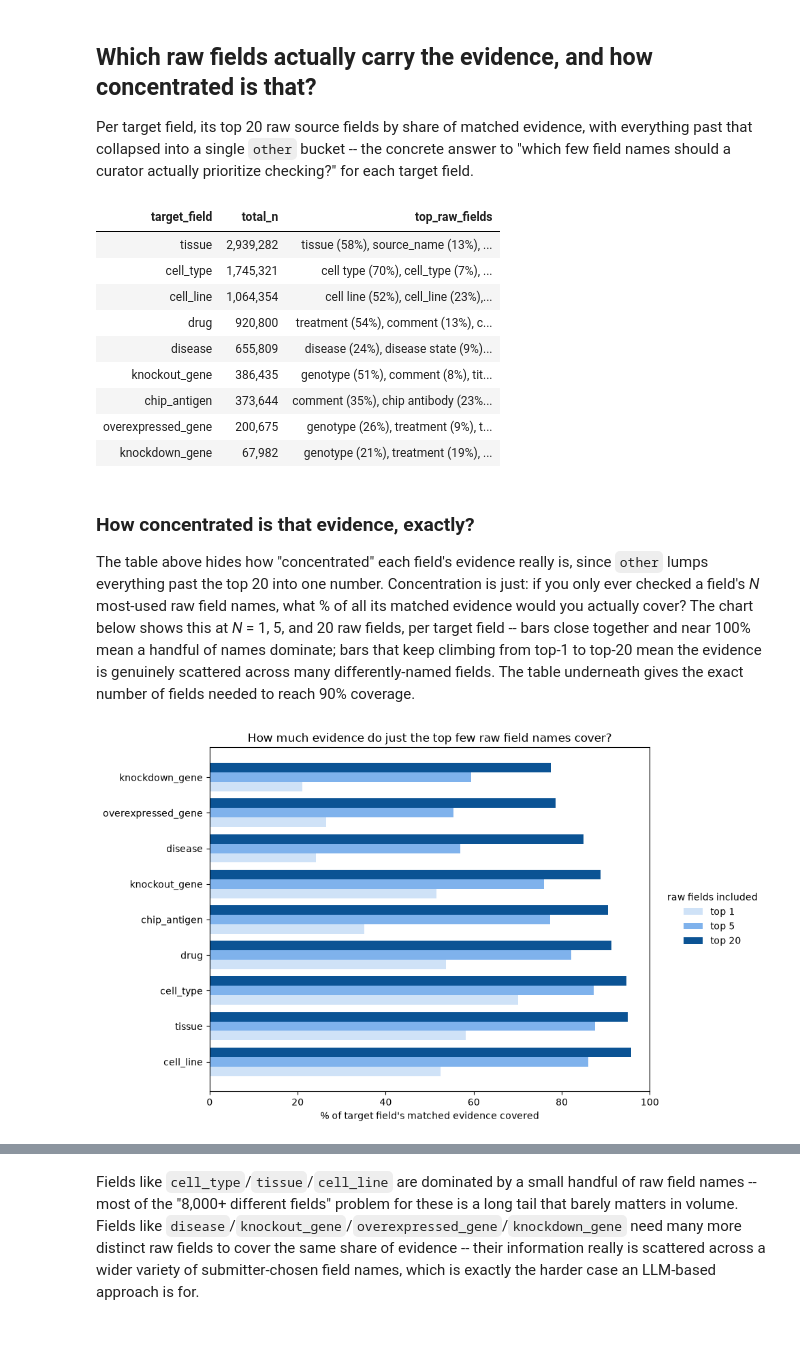
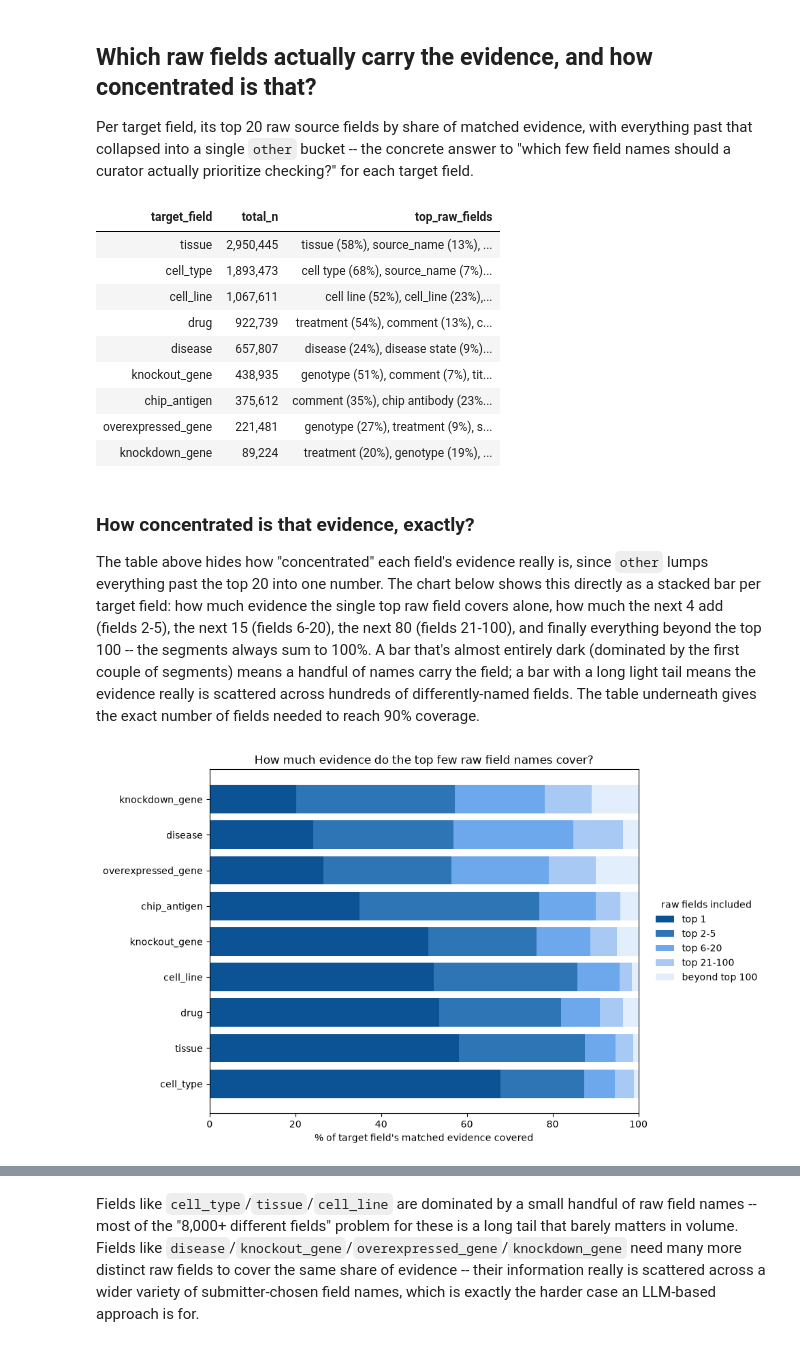
Before and after one commit to nuriafari/BH26_BioSample_bsllmner_mk2_value_provenance, a Jupyter notebook: notebooks/biosample_trace_back_analysis.ipynb, the cells around one changed output, grey strips where cells are left out. Saved outputs shown, nothing was run; the diff lists cells and outputs as text; code cells hidden in the pictures.

```diff
--- a/notebooks/biosample_trace_back_analysis.ipynb
+++ b/notebooks/biosample_trace_back_analysis.ipynb
@@ -65,7 +64,7 @@ Its own `raw_field`/`curated_fields` names are backwards from what they sound li
 `explode_raw_fields` drops `strategy == "not found"` rows (nothing to attribute a source field to) and turns the list-valued `raw_field` column into one row per (extracted value, evidence field) pair -- a value matched in two different raw fields counts as evidence for both.
 # %%
 # LOAD AND JOIN: trace-back rows, per-accession metadata, exploded to one row per evidence field
-trace_back = rename_for_analysis(pd.read_parquet(TRACE_BACK_FULL_PARQUET))
+trace_back = pd.read_parquet(TRACE_BACK_FULL_PARQUET)
 
 metadata = pd.read_parquet(BIOSAMPLE_METADATA_PARQUET).drop_duplicates("accession")
 metadata["year_submission"] = pd.to_datetime(metadata["submission_date"], format="mixed", utc=True, errors="coerce").dt.year
@@ -255,54 +254,63 @@ top_fields = top_raw_fields_per_target(exploded)
 display_with_nested_tables(top_fields.assign(total_n=top_fields["total_n"].map("{:,}".format)))
 # %% [output]
 | target_field | total_n | top_raw_fields |
-| tissue | 2,939,282 | tissue (58%), source_name (13%), ... |
-| cell_type | 1,745,321 | cell type (70%), cell_type (7%), ... |
-| cell_line | 1,064,354 | cell line (52%), cell_line (23%),... |
-| drug | 920,800 | treatment (54%), comment (13%), c... |
-| disease | 655,809 | disease (24%), disease state (9%)... |
-| knockout_gene | 386,435 | genotype (51%), comment (8%), tit... |
-| chip_antigen | 373,644 | comment (35%), chip antibody (23%... |
-| overexpressed_gene | 200,675 | genotype (26%), treatment (9%), t... |
-| knockdown_gene | 67,982 | genotype (21%), treatment (19%), ... |
+| tissue | 2,950,445 | tissue (58%), source_name (13%), ... |
+| cell_type | 1,893,473 | cell type (68%), source_name (7%)... |
+| cell_line | 1,067,611 | cell line (52%), cell_line (23%),... |
+| drug | 922,739 | treatment (54%), comment (13%), c... |
+| disease | 657,807 | disease (24%), disease state (9%)... |
+| knockout_gene | 438,935 | genotype (51%), comment (7%), tit... |
+| chip_antigen | 375,612 | comment (35%), chip antibody (23%... |
+| overexpressed_gene | 221,481 | genotype (27%), treatment (9%), s... |
+| knockdown_gene | 89,224 | treatment (20%), genotype (19%), ... |
 # %% [markdown]
 ### How concentrated is that evidence, exactly?
 
-The table above hides how "concentrated" each field's evidence really is, since `other` lumps everything past the top 20 into one number. Concentration is just: if you only ever checked a field's *N* most-used raw field names, what % of all its matched evidence would you actually cover? The chart below shows this at *N* = 1, 5, and 20 raw fields, per target field -- bars close together and near 100% mean a handful of names dominate; bars that keep climbing from top-1 to top-20 mean the evidence is genuinely scattered across many differently-named fields. The table underneath gives the exact number of fields needed to reach 90% coverage.
+The table above hides how "concentrated" each field's evidence really is, since `other` lumps everything past the top 20 into one number. The chart below shows this directly as a stacked bar per target field: how much evidence the single top raw field covers alone, how much the next 4 add (fields 2-5), the next 15 (fields 6-20), the next 80 (fields 21-100), and finally everything beyond the top 100 -- the segments always sum to 100%. A bar that's almost entirely dark (dominated by the first couple of segments) means a handful of names carry the field; a bar with a long light tail means the evidence really is scattered across hundreds of differently-named fields. The table underneath gives the exact number of fields needed to reach 90% coverage.
 # %%
-# % OF EVIDENCE COVERED BY THE TOP 1 / 5 / 20 RAW FIELDS, PER TARGET FIELD
+# % OF EVIDENCE COVERED BY THE TOP 1 / 5 / 20 / 100 RAW FIELDS, PER TARGET FIELD (STACKED, INCREMENTAL)
 def plot_concentration_at_thresholds(
-    exploded: pd.DataFrame, thresholds: tuple[int, ...] = (1, 5, 20), figsize: tuple[float, float] = (10, 6)
+    exploded: pd.DataFrame, thresholds: tuple[int, ...] = (1, 5, 20, 100), figsize: tuple[float, float] = (10, 6)
 ) -> None:
     rows = []
     for target_field in TARGET_FIELDS:
         counts = exploded.loc[exploded["target_field"] == target_field, "raw_field"].value_counts()
         curve = concentration_curve(counts)
-        for t in thresholds:
-            capped = min(t, len(curve))
-            rows.append({"target_field": target_field, "top_n": t, "pct_covered": curve.loc[curve["n_fields"] == capped, "pct_covered"].iloc[0]})
-    table = pd.DataFrame(rows).pivot(index="target_field", columns="top_n", values="pct_covered")
-    table = table.loc[table[thresholds[-1]].sort_values(ascending=False).index]
+        cum = {t: curve.loc[curve["n_fields"] == min(t, len(curve)), "pct_covered"].iloc[0] for t in thresholds}
+        rows.append({"target_field": target_field, **cum})
+    table = pd.DataFrame(rows).set_index("target_field").sort_values(thresholds[0], ascending=False)
 
-    colors = ["#cfe2f7", "#7fb2ec", "#0b5394"]
-    bar_height = 0.8 / len(thresholds)
+    # cumulative coverage per threshold -> incremental segments, so the stacked bar sums to 100%
+    segment_labels = [f"top {thresholds[0]}"]
+    segment_labels += [f"top {thresholds[i - 1] + 1}-{thresholds[i]}" for i in range(1, len(thresholds))]
+    segment_labels += [f"beyond top {thresholds[-1]}"]
+
+    segments = pd.DataFrame(index=table.index)
+    segments[segment_labels[0]] = table[thresholds[0]]
+    for i in range(1, len(thresholds)):
+        segments[segment_labels[i]] = table[thresholds[i]] - table[thresholds[i - 1]]
+    segments[segment_labels[-1]] = 100 - table[thresholds[-1]]
+
+    colors = ["#0b5394", "#2e75b6", "#6da7ec", "#a8c9f4", "#e3eefc"][: len(segment_labels)]
     fig, ax = plt.subplots(figsize=figsize)
-    y_pos = range(len(table))
-    for i, t in enumerate(thresholds):
-        offsets = [y + i * bar_height for y in y_pos]
-        ax.barh(offsets, table[t], height=bar_height, label=f"top {t}", color=colors[i % len(colors)])
-    ax.set_yticks([y + bar_height * (len(thresholds) - 1) / 2 for y in y_pos])
-    ax.set_yticklabels(table.index)
+    y_pos = range(len(segments))
+    left = pd.Series(0.0, index=segments.index)
+    for label, color in zip(segment_labels, colors):
+        ax.barh(y_pos, segments[label], left=left, label=label, color=color)
+        left += segments[label]
+    ax.set_yticks(list(y_pos))
+    ax.set_yticklabels(segments.index)
     ax.set_xlim(0, 100)
     ax.set_xlabel("% of target field's matched evidence covered")
-    ax.set_title("How much evidence do just the top few raw field names cover?")
+    ax.set_title("How much evidence do the top few raw field names cover?")
     ax.legend(title="raw fields included", loc="center left", bbox_to_anchor=(1.02, 0.5), frameon=False)
     plt.tight_layout()
     plt.show()
 
 
 plot_concentration_at_thresholds(exploded)
 # %% [output]
-[figure, old version]
+[figure, new version]
 # %%
 # HOW MANY TOP RAW FIELDS ARE NEEDED TO COVER 90% OF EACH TARGET FIELD'S EVIDENCE
 def fields_to_reach(exploded: pd.DataFrame, threshold: float = 90.0) -> pd.DataFrame:
```
Also changed, not shown: parts of 38 cells of this notebook, 1 other file.
